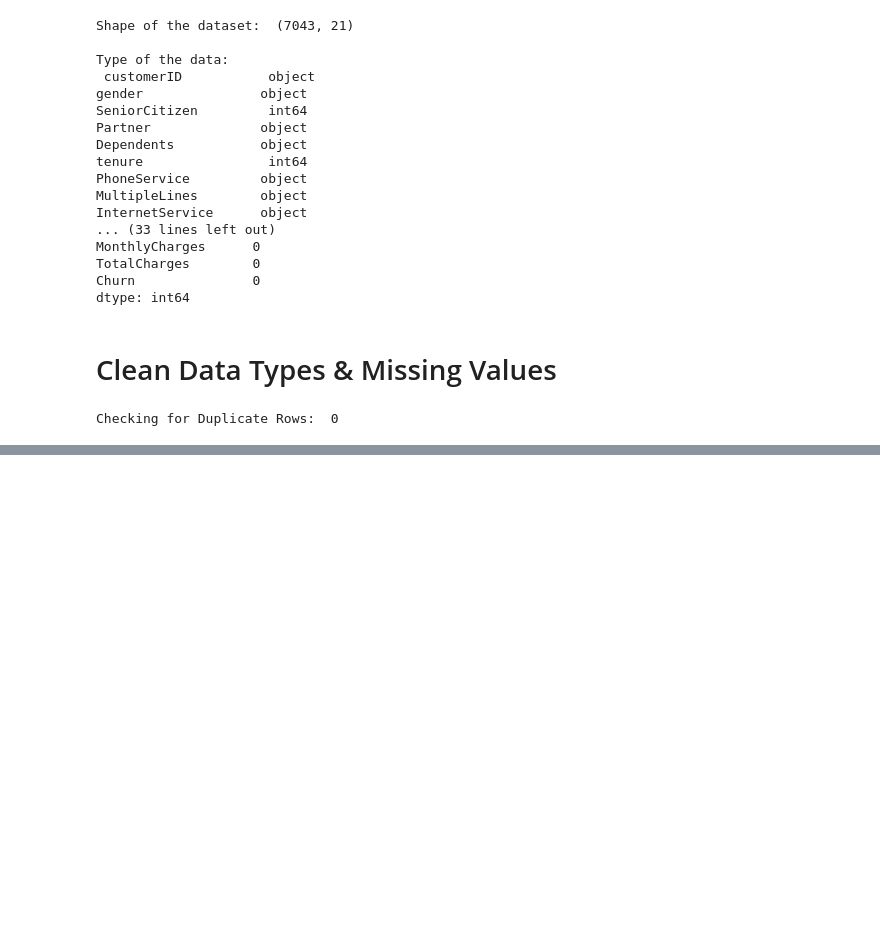
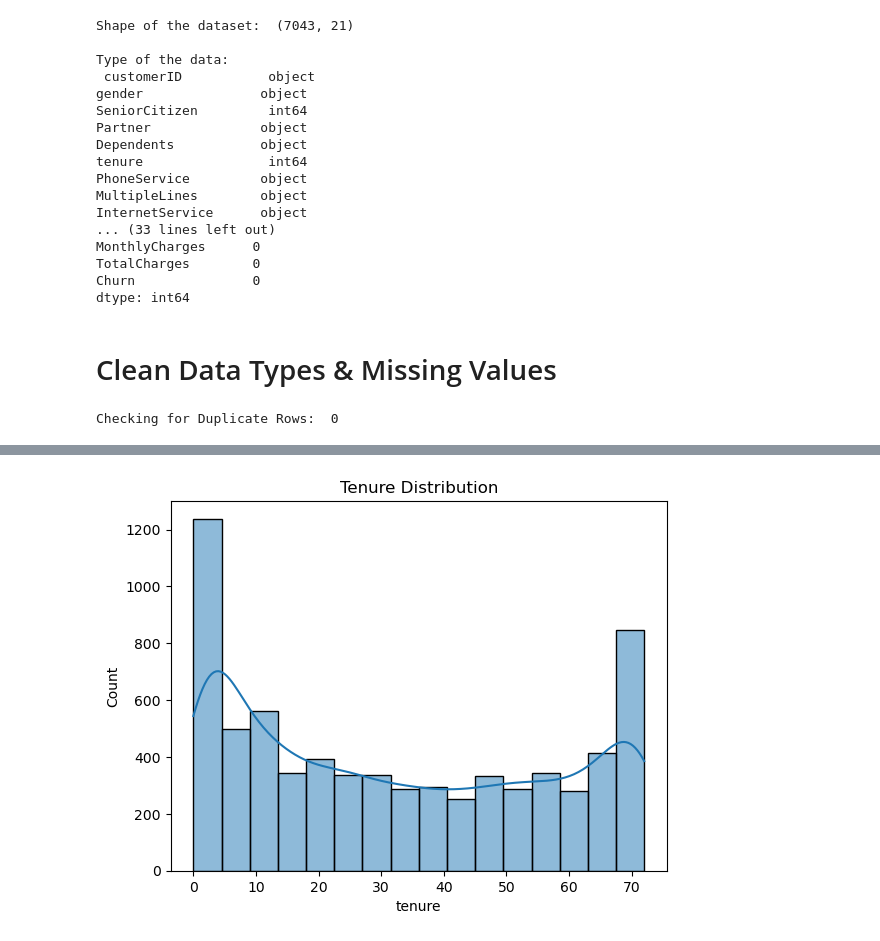
Before and after one commit to Chandu1613/data-prep-telco-churn, a Jupyter notebook: notebooks/data_cleaning_preprocessing.ipynb, the cells around one changed output, grey strips where cells are left out. Drawn from its saved outputs; the diff is of its cells as text; code cells hidden in the pictures; blank space fills up the shorter version.

```diff
--- a/notebooks/data_cleaning_preprocessing.ipynb
+++ b/notebooks/data_cleaning_preprocessing.ipynb
@@ -51,0 +76,7 @@ Checking for Duplicate Rows:  0
+# %%
+sns.histplot(df['tenure'], kde=True)
+plt.title('Tenure Distribution')
+plt.savefig('../output/tenure_distribution.png')
+plt.show()
+# %% [output]
+[figure, added]
```
Also changed, not shown: parts of 3 cells of this notebook, 4 other files.
